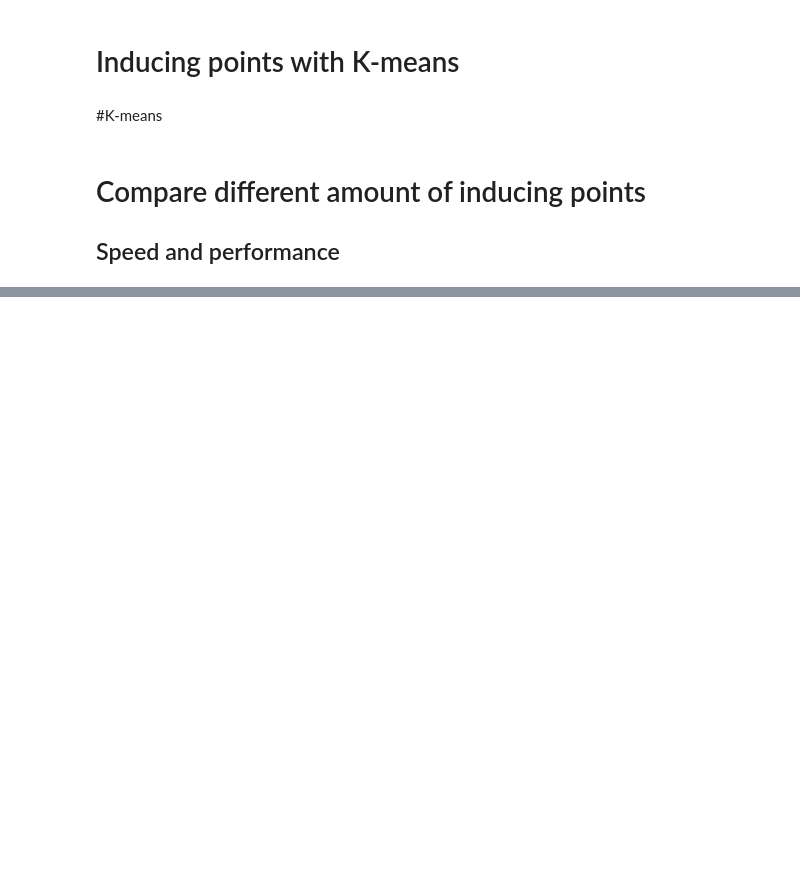
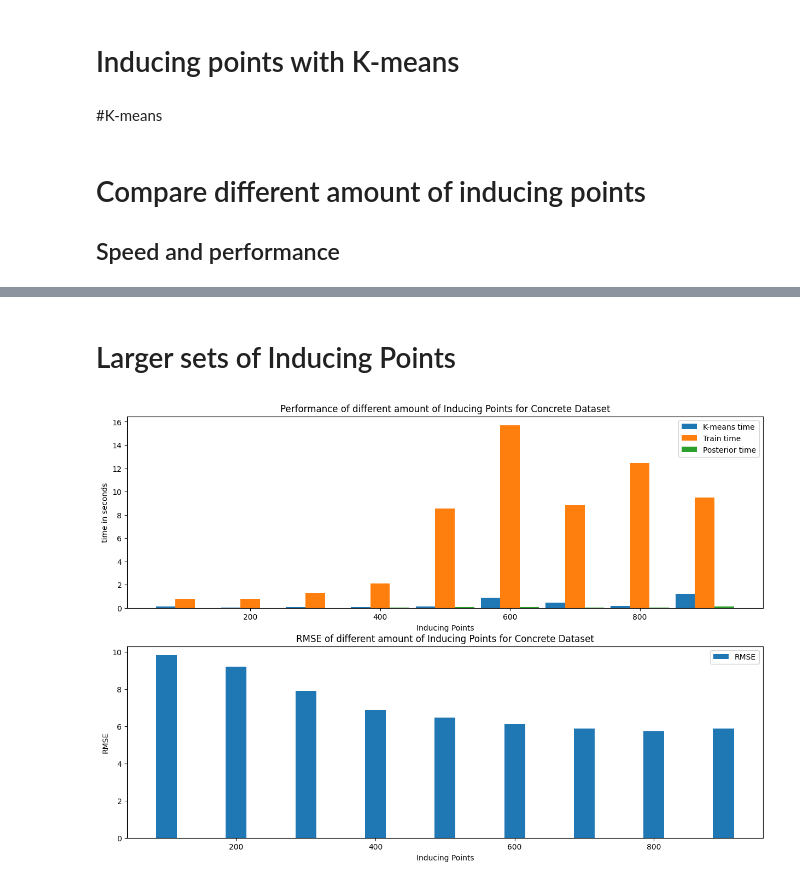
Before and after one commit to Sabelz/Gaussian_Processes_Inducing_Points, a Jupyter notebook: GPs/GPConcrete.ipynb, the cells around one changed output, grey strips where cells are left out. Cells and saved outputs as stored; diff of their text form; code cells hidden in the pictures; blank space fills up the shorter version.

```diff
--- a/GPs/GPConcrete.ipynb
+++ b/GPs/GPConcrete.ipynb
@@ -373,0 +396,44 @@ RMSE:  5.800020311213708
+# %% [markdown]
+# Larger sets of Inducing Points
+# %%
+# Get Values
+input2 = [100, 200, 300, 400, 500,600, 700, 800, 900]
+RMSE_list2, K_means_times2, train_times2, posterior_times2 = severalInducingPointsKmeans(input2)
+
+# PLOT
+
+indices2 = np.array(input2)
+
+# Width of a bar
+width = 30
+
+fig, axs = plt.subplots(2, 1, figsize=(15, 10))  # Create a figure and a 1x2 subplot
+
+# First subplot
+axs[0].bar(indices2-width, K_means_times2, width, label='K-means time')
+axs[0].bar(indices2, train_times2, width, label='Train time')
+axs[0].bar(indices2+width, posterior_times2, width, label='Posterior time')
+
+# Adding labels
+axs[0].set_xlabel('Inducing Points')
+axs[0].set_ylabel('time in seconds')
+axs[0].set_title('Performance of different amount of Inducing Points for Concrete Dataset')
+
+# Adding legend
+axs[0].legend()
+
+# Second subplot
+axs[1].bar(indices2, RMSE_list2, width, label='RMSE')
+
+# Adding labels
+axs[1].set_xlabel('Inducing Points')
+axs[1].set_ylabel('RMSE')
+axs[1].set_title('RMSE of different amount of Inducing Points for Concrete Dataset')
+
+# Adding legend
+axs[1].legend()
+
+# Function to show the plot
+plt.show()
+# %% [output]
+[figure, added]
```
Also changed, not shown: parts of 6 cells of this notebook.
